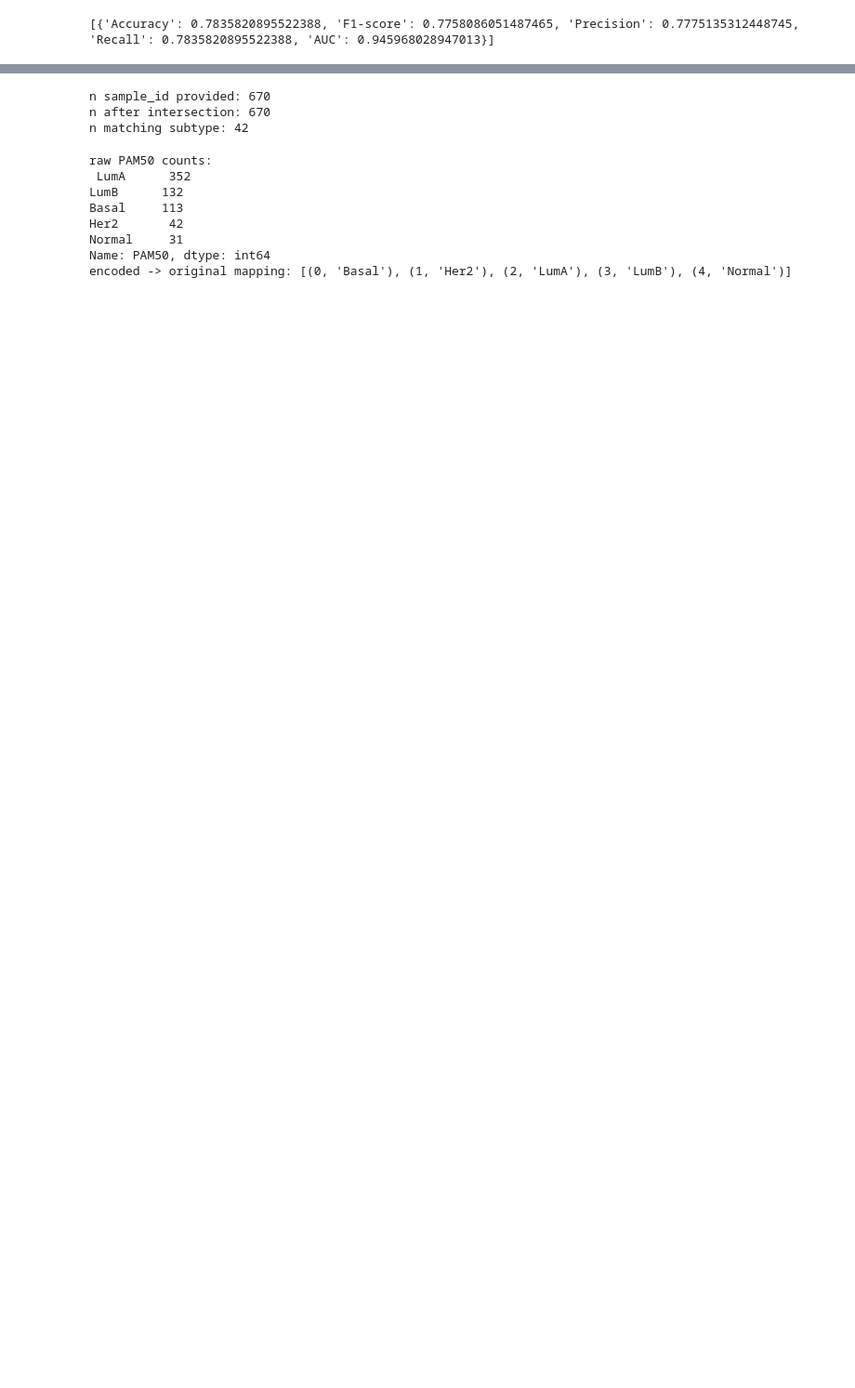
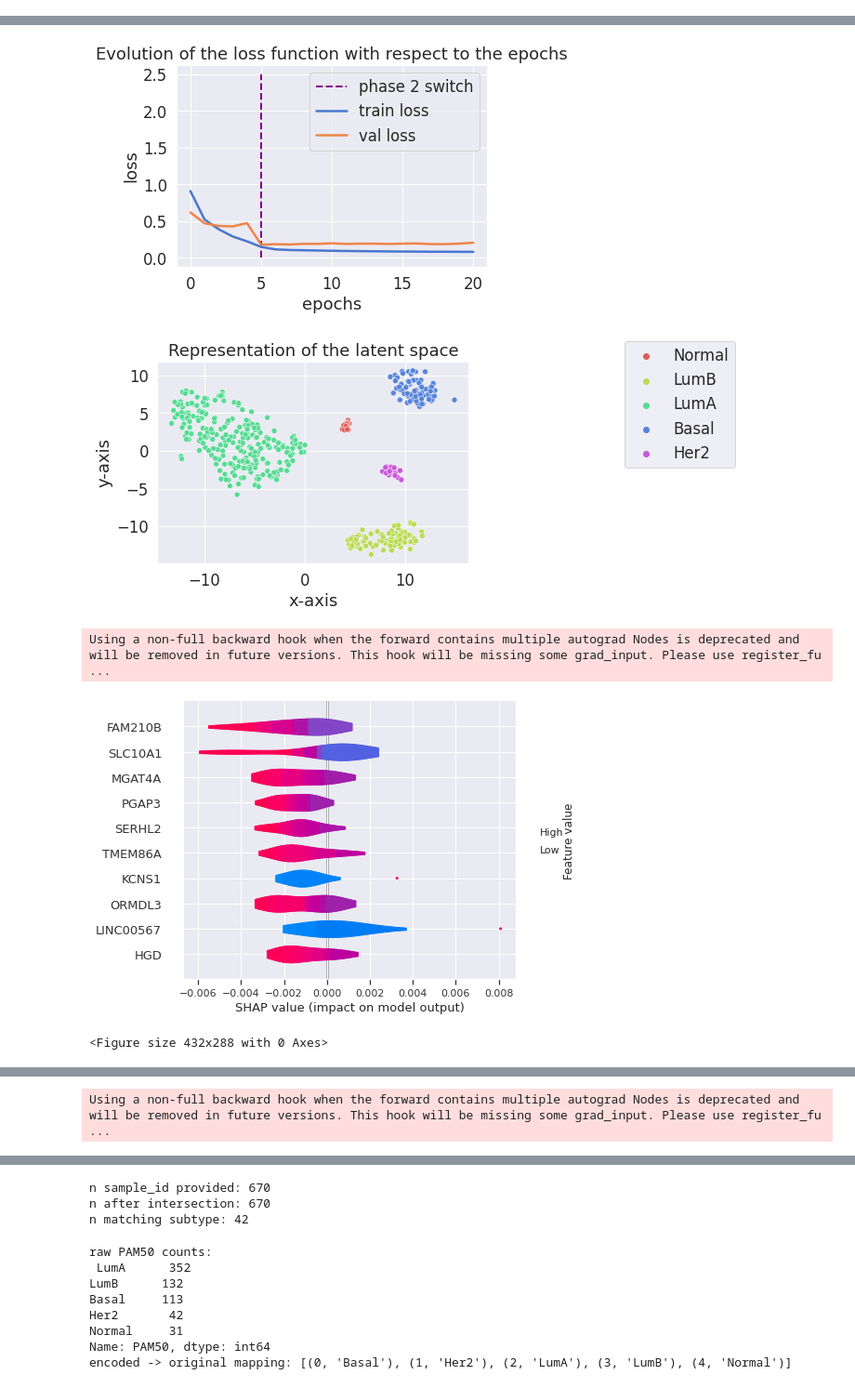
Before and after one commit to ilacosta14/CustOmics, a Jupyter notebook: testing_notebook_BRCA.ipynb, the cells around one changed output, grey strips where cells are left out. Shown: that part at 93% size. Saved outputs shown, nothing was run; the diff lists cells and outputs as text; code cells hidden in the pictures; blank space fills up the shorter version.

```diff
--- a/testing_notebook_BRCA.ipynb
+++ b/testing_notebook_BRCA.ipynb
@@ -111,9 +52,0 @@ train_params = {'switch': 5, 'lr': 1e-3}
-# %%
-model = CustOMICS(source_params=source_params, central_params=central_params, classif_params=classif_params,
-                        surv_params=surv_params, train_params=train_params, device=device).to(device)
-print('Number of Parameters: ', model.get_number_parameters())
-model.fit(omics_train=omics_train, clinical_df=clinical_df, label=label, event=event, surv_time=surv_time,
-            omics_val=omics_val, batch_size=batch_size, n_epochs=n_epochs, verbose=True)
-metric = model.evaluate(omics_test=omics_test, clinical_df=clinical_df, label=label, event=event, surv_time=surv_time,
-                task=task, batch_size=1024, plot_roc=False)
-model.plot_loss()
@@ -133,4 +53,56 @@ Number of Parameters:  45485815
-# %%
-print(metric)
-# %% [output]
-[{'Accuracy': 0.7835820895522388, 'F1-score': 0.7758086051487465, 'Precision': 0.7775135312448745, 'Recall': 0.7835820895522388, 'AUC': 0.945968028947013}]
+# %%
+#hyperparameters
+dropout = 0.2
+beta = 1
+classifier_dim = [256, 128]
+survival_dim = [64, 32]
+lambda_classif = 5
+lambda_survival = 0
+train_params = {"switch": 5, "lr": 1e-3}
+# %%
+device = torch.device("cuda" if torch.cuda.is_available() else "cpu")
+
+all_metrics = []
+for split in range(1, 6):
+    omics_df, clinical_df, omics_train, omics_val, omics_test, lt_samples, x_dim = prepare_dataset(
+        cohort="TCGA-BRCA", sources=omic_sources, n_split=split, save_split=True, label=label
+    )
+    if label in clinical_df.columns:
+        phenotype = clinical_df.loc[lt_samples, :]
+        print("Subtype counts in lt_samples:", phenotype[label].value_counts().to_dict())
+    print(clinical_df[label].values)
+    num_classes = len(np.unique(clinical_df[label].values))
+    # hyperparameters
+    hidden_dim = [512, 256]
+    central_dim = [512, 256]
+    rep_dim = 128
+    latent_dim = 128
+
+    source_params = {}
+    central_params = {"hidden_dim": central_dim, "latent_dim": latent_dim, "norm": True, "dropout": dropout, "beta": beta}
+    print("omic_sources:", omic_sources)
+    print("x_dim:", x_dim, "len:", len(x_dim))
+    print("omics_df keys:", list(omics_df.keys()))
+
+    for i, source in enumerate(omic_sources):
+        source_params[source] = {'input_dim': x_dim[i], 'hidden_dim': hidden_dim,
+                                 'latent_dim': rep_dim, 'norm': True, 'dropout': 0.2}
+
+    classif_params = {"n_class": num_classes, "lambda": lambda_classif, "hidden_layers": classifier_dim, "dropout": dropout}
+    surv_params = {"lambda": lambda_survival, "dims": survival_dim, "activation": "SELU", "l2_reg": 1e-2, "norm": True, "dropout": dropout}
+
+    model = CustOMICS(source_params, central_params, classif_params, surv_params, train_params, device=device).to(device)
+    model.get_number_parameters()
+    model.fit(omics_train, clinical_df, label, event, surv_time, omics_val = omics_val,
+              batch_size=32, n_epochs=21, verbose=True)
+
+    metric = model.evaluate(omics_test, clinical_df, label, event, surv_time,
+                            task="classification", batch_size=1024, plot_roc=False)
+    all_metrics.append(metric)
+    print(f"split {split}: {metric}")
+    model.plot_loss()
+    model.plot_representation(omics_train, clinical_df, label,
+                              'plot_representation', 'Representation of the latent space')
+    model.explain(sample_id=lt_samples, omics_df=omics_df, clinical_df=clinical_df,
+                  source="RNAseq", subtype="Her2", label=label, device=device, show=True)
+# %% [output]
@@ -136,0 +126,5 @@ print(metric)
+[figure, added]
+[figure, added]
+Using a non-full backward hook when the forward contains multiple autograd Nodes is deprecated and will be removed in future versions. This hook will be missing some grad_input. Please use register_fu ...
+[figure, added]
+<Figure size 432x288 with 0 Axes>
@@ -136,0 +150 @@ print(metric)
+Using a non-full backward hook when the forward contains multiple autograd Nodes is deprecated and will be removed in future versions. This hook will be missing some grad_input. Please use register_fu ...
```
Also changed, not shown: parts of 14 cells of this notebook, 5 other files.
